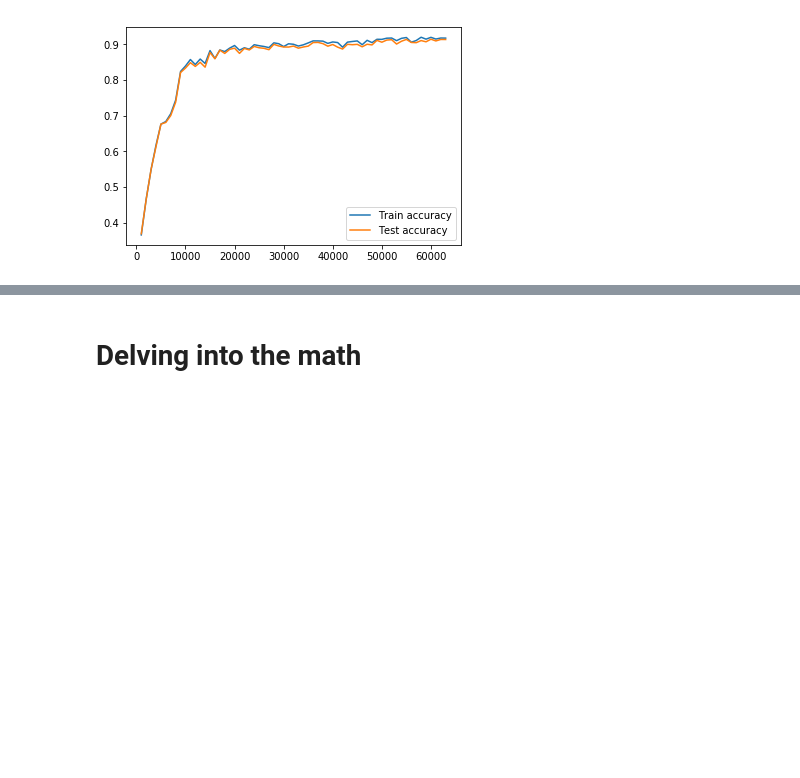
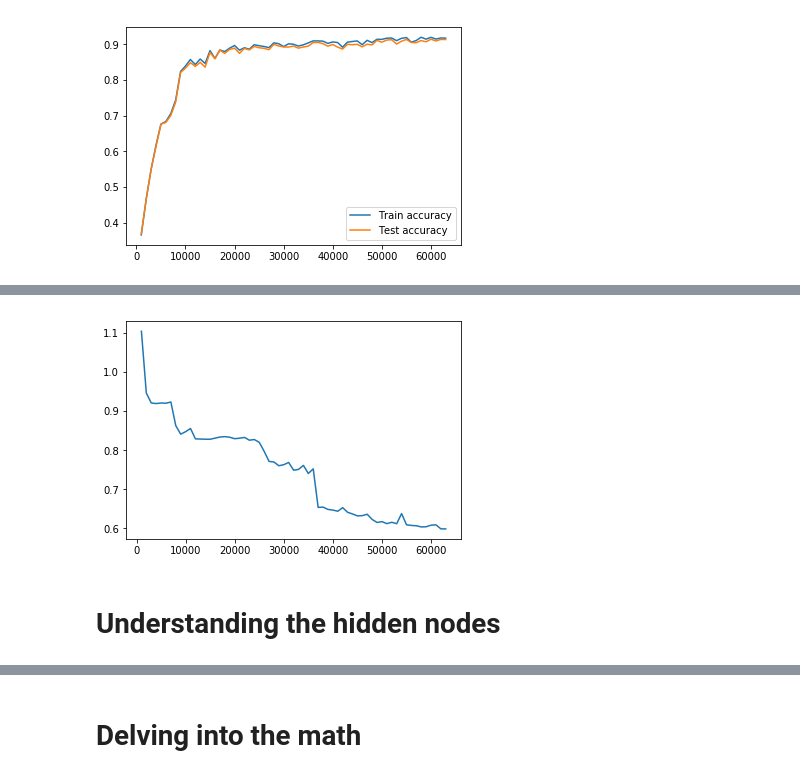
Before and after one commit to SethHWeidman/neural_net_talks, a Jupyter notebook: neural_nets_step_by_step.ipynb, the cells around one changed output, grey strips where cells are left out. Saved outputs shown, nothing was run; the diff lists cells and outputs as text; code cells hidden in the pictures; blank space fills up the shorter version.

```diff
--- a/neural_nets_step_by_step.ipynb
+++ b/neural_nets_step_by_step.ipynb
@@ -556,0 +669,6 @@ plt.legend(['Train accuracy', 'Test accuracy'])
+# %%
+plt.plot(df_data.iterations, df_data.test_loss);
+# %% [output]
+[figure, added]
+# %% [markdown]
+# Understanding the hidden nodes
```
Also changed, not shown: parts of 38 cells of this notebook.
